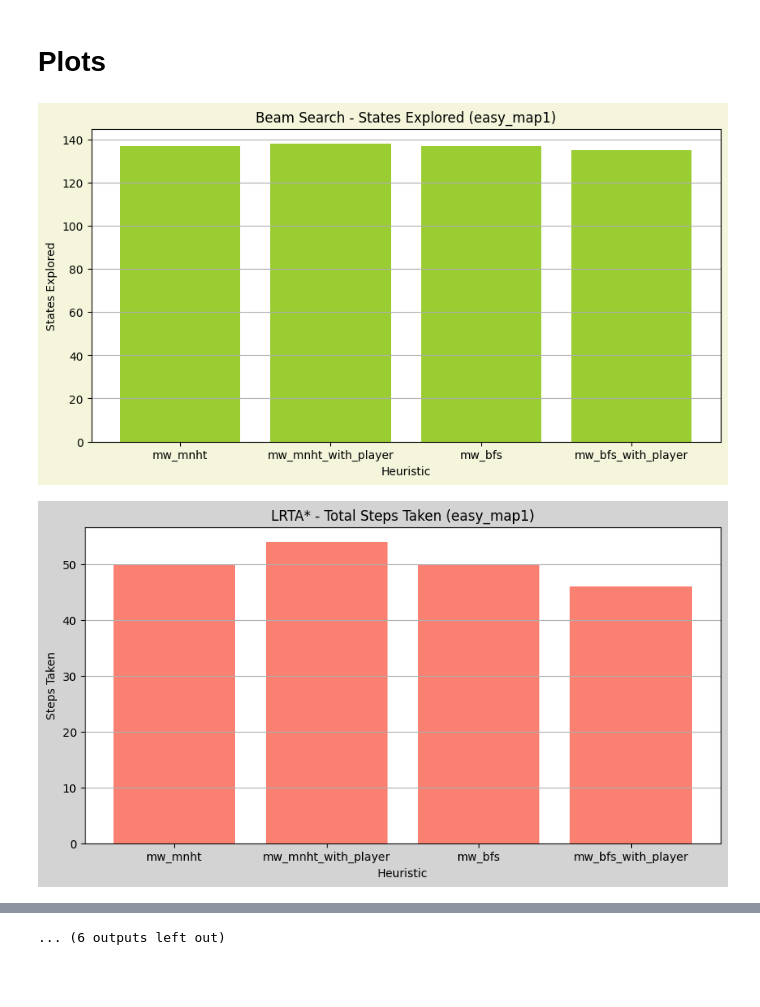
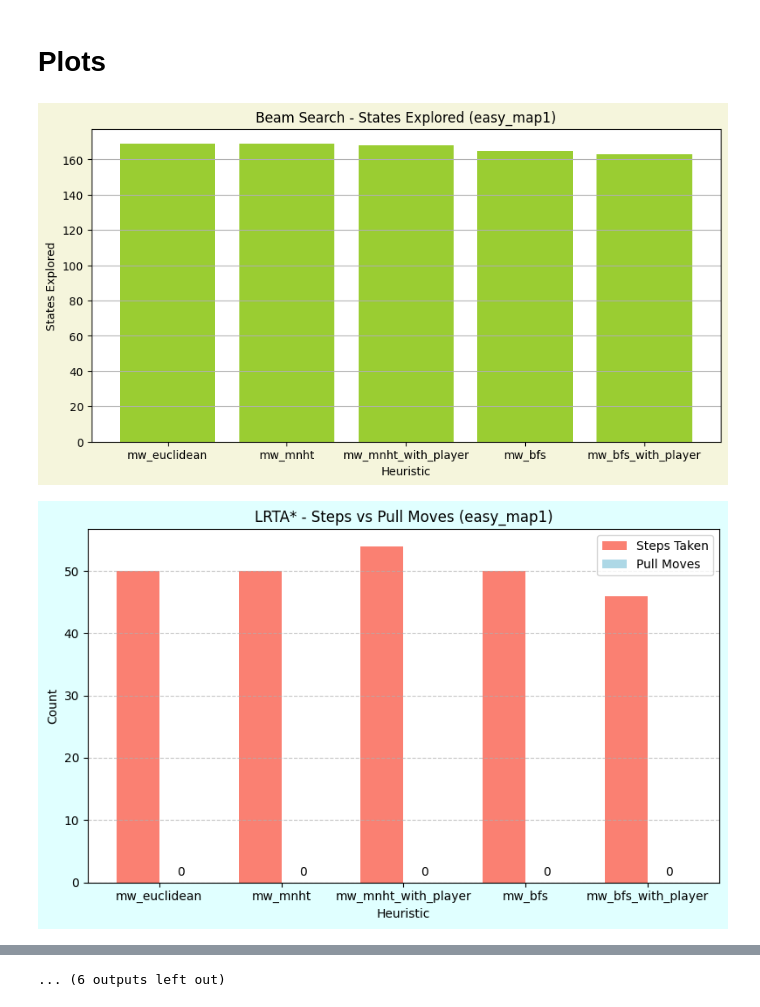
Before and after one commit to robert-ercean/Sokoban, a Jupyter notebook: main.ipynb, the cells around one changed output, grey strips where cells are left out. Cells and saved outputs as stored; diff of their text form; code cells hidden in the pictures; blank space fills up the shorter version.

Commit message:
Added back the euclidean distance for comparison

```diff
--- a/main.ipynb
+++ b/main.ipynb
@@ -24,7 +28,7 @@ LARGE = 'large'
 MAP = 1
 MAP_NAME = 0
 
-heuristics = [min_weight_manhattan, min_weight_manhattan_with_player, min_weight_bfs, min_weight_bfs_with_player]
+heuristics = [euclid, min_weight_manhattan, min_weight_manhattan_with_player, min_weight_bfs, min_weight_bfs_with_player]
 
 def create_steps_images(steps_path, map_name, heur_name, algo_name):
 	"""
@@ -62,15 +66,14 @@ beam_search_explored_states = {}
 for heuristic in heuristics:
 	for difficulty in [EASY, MEDIUM, HARD, SUPER_HARD, LARGE]:
 		for map_tuple in maps[difficulty]:
-			beam_width = 10
-			#if difficulty == LARGE and map_tuple[MAP_NAME] == 'large_map2':
-			#	beam_width = 23
+			beam_width = 15
 			solver = BeamSearch(map_tuple[MAP], beam_width, heuristic, allow_pulls=False)
 			print(f"------------ Heuristic: {heuristic.__name__} ----------")
 			# time the solver
 			%time solution_path = solver.solve()
 			if solution_path is not None:
-				print(f"Found solution for {map_tuple[MAP_NAME]} with a beam width of {beam_width}")
+				print(f"map: {map_tuple[MAP_NAME]}")
+				print(f"Beam width: {beam_width}")
 				print(f'Total pull moves: {str(solution_path[-1].undo_moves)}')
 				#images_path = create_steps_images(solution_path, map_tuple[MAP_NAME], heuristic.__name__, "beam_search")
 				#gif_save_path = images_path.replace('steps', '')
@@ -108,6 +111,7 @@ Total pull moves: 0
 print('#=======================================================================#')
 
 lrta_star_total_steps = {}
+lrta_star_pull_moves = {}
 
 for heuristic in heuristics:
 	for difficulty in [EASY, MEDIUM, HARD, SUPER_HARD, LARGE]:
@@ -117,7 +121,7 @@ for heuristic in heuristics:
 			# time the solver
 			%time solution_path = solver.solve()
 			if solution_path is not None:
-				print(f"Found solution for {map_tuple[MAP_NAME]}")
+				print(f"Map: {map_tuple[MAP_NAME]}")
 				print(f"Total steps: {len(solution_path)}")
 				print(f'Total pull moves: {solution_path[-1].undo_moves}')
 				#images_path = create_steps_images(solution_path, map_tuple[MAP_NAME], heuristic.__name__, "lrta_star")
@@ -126,6 +130,10 @@ for heuristic in heuristics:
 				if not lrta_star_total_steps.get(map_tuple[MAP_NAME]):
 					lrta_star_total_steps[map_tuple[MAP_NAME]] = []
 				lrta_star_total_steps[map_tuple[MAP_NAME]].append(len(solution_path))
+				if not lrta_star_pull_moves.get(map_tuple[MAP_NAME]):
+					lrta_star_pull_moves[map_tuple[MAP_NAME]] = []
+
+				lrta_star_pull_moves[map_tuple[MAP_NAME]].append(solution_path[-1].undo_moves)
 			else:
 				print(f"Solution not found for {map_tuple[MAP_NAME]}")
 			print('#=======================================================================#')
@@ -153,31 +161,50 @@ Total pull moves: 2
 # Plots
 # %%
 maps = ["easy_map1", "easy_map2", "medium_map1", "medium_map2", "hard_map1", "hard_map2", "super_hard_map1", "large_map1", "large_map2"]
-
+import numpy as np
+num_heuristics = len(heuristics)
 # shorten names, so they fit in the graph
 heuristics_names = [shorter.replace('manhattan', 'mnht') for shorter in [h.__name__.replace('min_weight', 'mw') for h in heuristics]]
+for map_name in maps:
+	# --- Beam Search (Explored States) ---
+	fig, ax = plt.subplots(figsize=(10,5))
+	fig.patch.set_facecolor('beige')      # figure background (outside the graph)
+	ax.set_facecolor('white')             # plot background (inside the graph)
 
-for map_name in maps:
-    # --- Beam Search (Explored States) ---
-    fig, ax = plt.subplots(figsize=(10,5))
-    fig.patch.set_facecolor('beige')      # figure background (outside the graph)
-    ax.set_facecolor('white')             # plot background (inside the graph)
+	ax.bar(heuristics_names, beam_search_explored_states[map_name], color='yellowgreen')
+	ax.set_title(f'Beam Search - States Explored ({map_name})')
+	ax.set_xlabel('Heuristic')
+	ax.set_ylabel('States Explored')
+	ax.grid(axis='y')
+	plt.show()
 
-    ax.bar(heuristics_names, beam_search_explored_states[map_name], color='yellowgreen')
-    ax.set_title(f'Beam Search - States Explored ({map_name})')
-    ax.set_xlabel('Heuristic')
-    ax.set_ylabel('States Explored')
-    ax.grid(axis='y')
-    plt.show()
+	step_counts = lrta_star_total_steps[map_name]
+	pull_counts = lrta_star_pull_moves[map_name]
 
-    # --- LRTA* (Total Steps Taken) ---
-    plt.figure(figsize=(10, 5), facecolor='lightgrey')
-    plt.bar(heuristics_names, lrta_star_total_steps[map_name], color='salmon')
-    plt.title(f'LRTA* - Total Steps Taken ({map_name})')
-    plt.xlabel('Heuristic')
-    plt.ylabel('Steps Taken')
-    plt.grid(axis='y')
-    plt.show()
+	# --- LRTA* (Steps & Pull Moves) ---
+	x = np.arange(num_heuristics)
+	width = 0.35
+
+	fig_lrta, ax_lrta = plt.subplots(figsize=(8, 5))
+	fig_lrta.patch.set_facecolor('lightcyan')
+	ax_lrta.set_facecolor('white')
+
+
+	rects1 = ax_lrta.bar(x - width/2, step_counts, width, label='Steps Taken', color='salmon')
+	rects2 = ax_lrta.bar(x + width/2, pull_counts, width, label='Pull Moves', color='lightblue')
+
+	ax_lrta.set_ylabel('Count')
+	ax_lrta.set_title(f'LRTA* - Steps vs Pull Moves ({map_name})')
+	ax_lrta.set_xticks(x)
+	ax_lrta.set_xticklabels(heuristics_names)
+	ax_lrta.set_xlabel('Heuristic')
+	ax_lrta.legend()
+	ax_lrta.grid(axis='y', linestyle='--', alpha=0.7)
+
+	ax_lrta.bar_label(rects2, padding=3)
+
+	fig_lrta.tight_layout()
+	plt.show()
 # %% [output]
-[figure, old version]
+[figure, new version]
-[figure, old version]
+[figure, new version]
```
Also changed, not shown: parts of 4 cells of this notebook, 4 other files.
